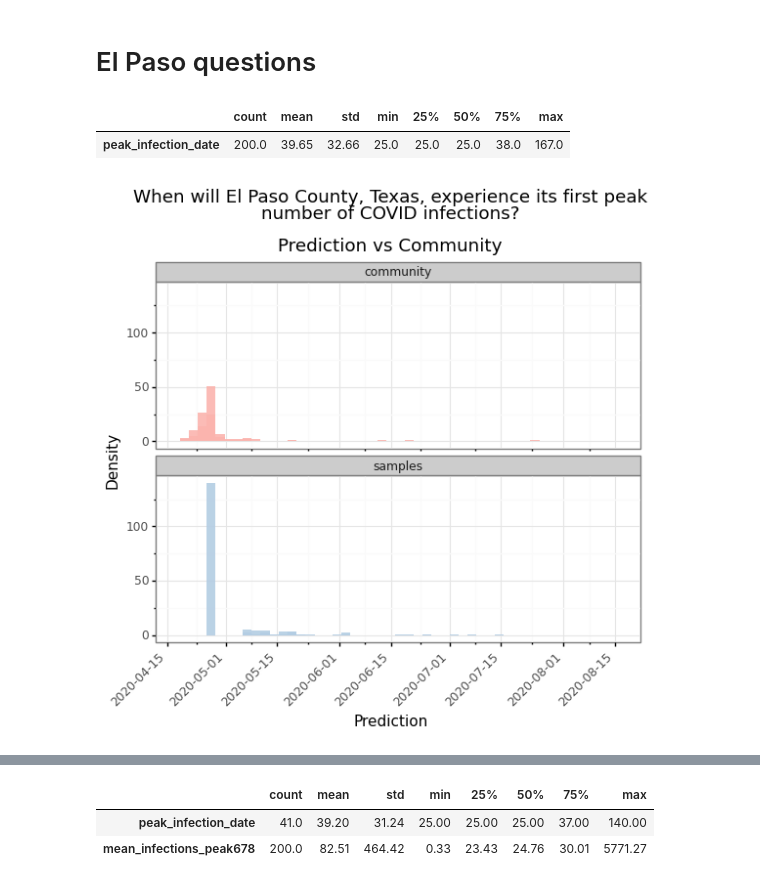
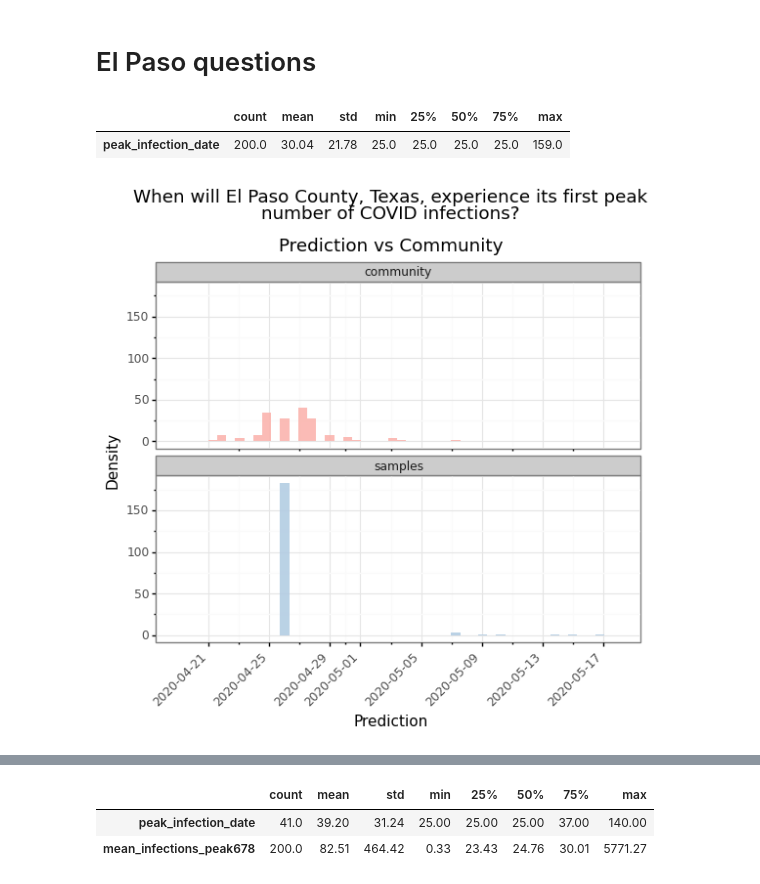
Before and after one commit to oughtinc/ergo, a Jupyter notebook: notebooks/build/el-paso.ipynb, the cells around one changed output, grey strips where cells are left out. Cells and saved outputs as stored; diff of their text form; code cells hidden in the pictures.

Commit message:
Finish incorporating CU model for hospitalizations, icu, ventilation

```diff
--- a/notebooks/build/el-paso.ipynb
+++ b/notebooks/build/el-paso.ipynb
@@ -157,14 +157,19 @@ def cu_projection(param: str, date: date) -> int:
     # Extract quantiles of the model distribution
     xs = np.array([0.025, 0.25, 0.5, 0.75, 0.975])
     scenario_df = cu_projections[scenario]
-    ys = scenario_df.loc[(scenario_df["Date"] == date) & (scenario_df["var"] == param) , ["2.5", "25",  "50",  "75",  "97.5"]].values[0]
+    param_df = scenario_df[scenario_df["var"] == param]
+    date_df = param_df[param_df["Date"] == date]
+    if date_df.empty:
+        raise KeyError(f"No Columbia project for param: {param}, date: {date}")
+
+    ys = np.array(date_df[["2.5", "25",  "50",  "75",  "97.5"]].iloc[0])
     # Linearly interpolate
     return int(round(np.interp(quantile, xs, ys)))
 # %% [markdown]
 ### @onlyasith model+
 # %%
 @ergo.mem
-def daily_infections_base_model(date: date) -> int:
+def daily_infections_onlyasith(date: date) -> int:
     """
     What is the number of reported (new) Covid-19 infections on [date]?
     """
@@ -195,7 +200,7 @@ def daily_infections(date: date) -> int:
     except KeyError:  # if we don't have historical data, use our ensemble of models
         return sample_from_ensemble([
             lambda date: cu_projection("cases", date),
-            daily_infections_base_model
+            daily_infections_onlyasith
         ], {"date": date}, [.8, .2], fallback=True, default=0)
 # %% [markdown]
 ## Daily COVID infections: mean, sma, peak
@@ -300,30 +314,30 @@ def frac_icu_ventilation():
 # %% [markdown]
 # El Paso questions
 # %%
-@question(metaculus, 4128, community_weight=0.95, community_fn=peak_infection_date_community, start_date=START_DATE)
+@question(metaculus, 4128, community_weight=0.3, community_fn=peak_infection_date_community, start_date=START_DATE)
 def peak_infection_date() -> date:
     """
     When will El Paso County, Texas, experience its first peak number of COVID
     infections?
 
     From https://pandemic.metaculus.com/questions/4128:
     'This question resolves as the date for which
     the 2-day simple moving average(SMA) of the number of reported new infections
     is strictly greater than the 2-day SMA over the subsequent 10 days.'
     """
     end_date = date(2020, 7, 1)
     for today in daterange(START_DATE, end_date):
         sma_today = sma_infections(today)
         future_smas = [sma_infections(today + timedelta(i)) for i in range(1,11)]
         if sma_today > max(future_smas):
             return today
             return end_date
 
 plot_question(peak_infection_date, start_date=START_DATE)
 # %% [output]
 |  | count | mean | std | min | 25% | 50% | 75% | max |
-| peak_infection_date | 200.0 | 39.65 | 32.66 | 25.0 | 25.0 | 25.0 | 38.0 | 167.0 |
+| peak_infection_date | 200.0 | 30.04 | 21.78 | 25.0 | 25.0 | 25.0 | 25.0 | 159.0 |
-[figure, old version]
+[figure, new version]
 # %%
 @question(metaculus, 4137, community_weight=0.5)
 def peak_infections():
```
Also changed, not shown: parts of 13 cells of this notebook, 1 other file.
